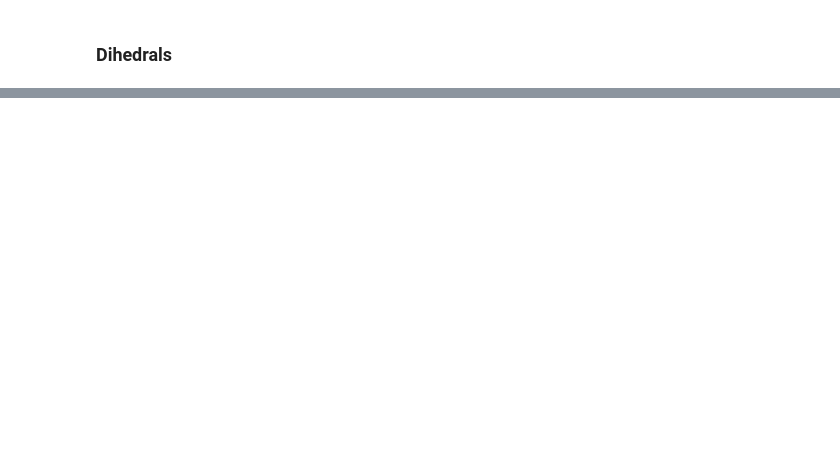
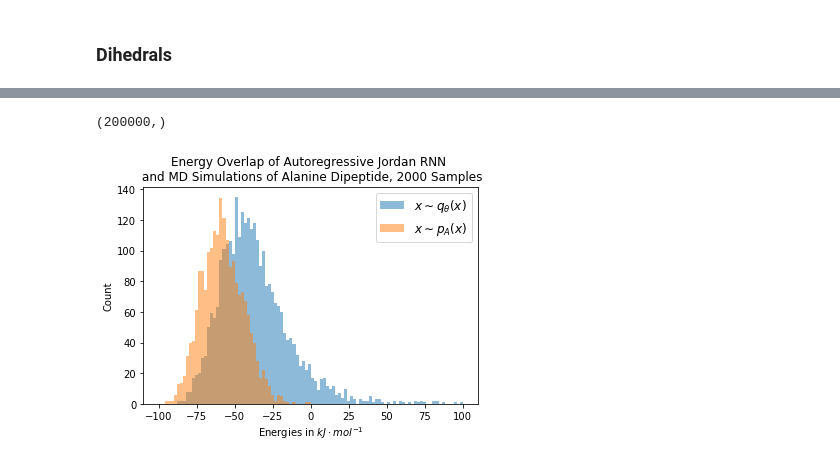
Before and after one commit to BloonCorps/AutoregressiveTransformers, a Jupyter notebook: softmax_autoregressiveRNN_21.ipynb, the cells around one changed output, grey strips where cells are left out. Drawn from its saved outputs; the diff is of its cells as text; code cells hidden in the pictures; blank space fills up the shorter version.

```diff
--- a/softmax_autoregressiveRNN_21.ipynb
+++ b/softmax_autoregressiveRNN_21.ipynb
@@ -425,0 +463,2 @@ for index in range(0, 2, 1):
+# %%
+whole = np.concatenate((ba, np_samples), axis=1)
@@ -425,0 +469,8 @@ for index in range(0, 2, 1):
+# %%
+molecules = rebuild(torch.tensor(whole))
+potential_energy_q_theta = dataset_train.compute_potential_energy_for_ic(molecules)
+# %%
+potential_energy_md = np.concatenate(
+    [dataset_train.potential_energy_kJ_per_mole,
+     dataset_test.potential_energy_kJ_per_mole]
+)
@@ -425,0 +492,14 @@ for index in range(0, 2, 1):
+# %%
+print(np.shape(p_x[2]))
+# %% [output]
+(200000,)
+# %%
+plt.hist(potential_energy_q_theta, range =(-100, 100), bins = 100, alpha = 0.5, label = "$x \sim q_{\\theta}(x)$")
+plt.hist(potential_energy_md[:2000], range =(-100, 100), bins = 100, alpha = 0.5, label = "$x \sim p_A(x)$")
+plt.title("Energy Overlap of Autoregressive Jordan RNN \n and MD Simulations of Alanine Dipeptide, 2000 Samples")
+plt.legend(prop={'size': 12})
+plt.xlabel('Energies in $kJ \cdot mol^{-1}$')
+plt.ylabel('Count')
+plt.show()
+# %% [output]
+[figure, added]
```
Also changed, not shown: parts of 27 cells of this notebook.
